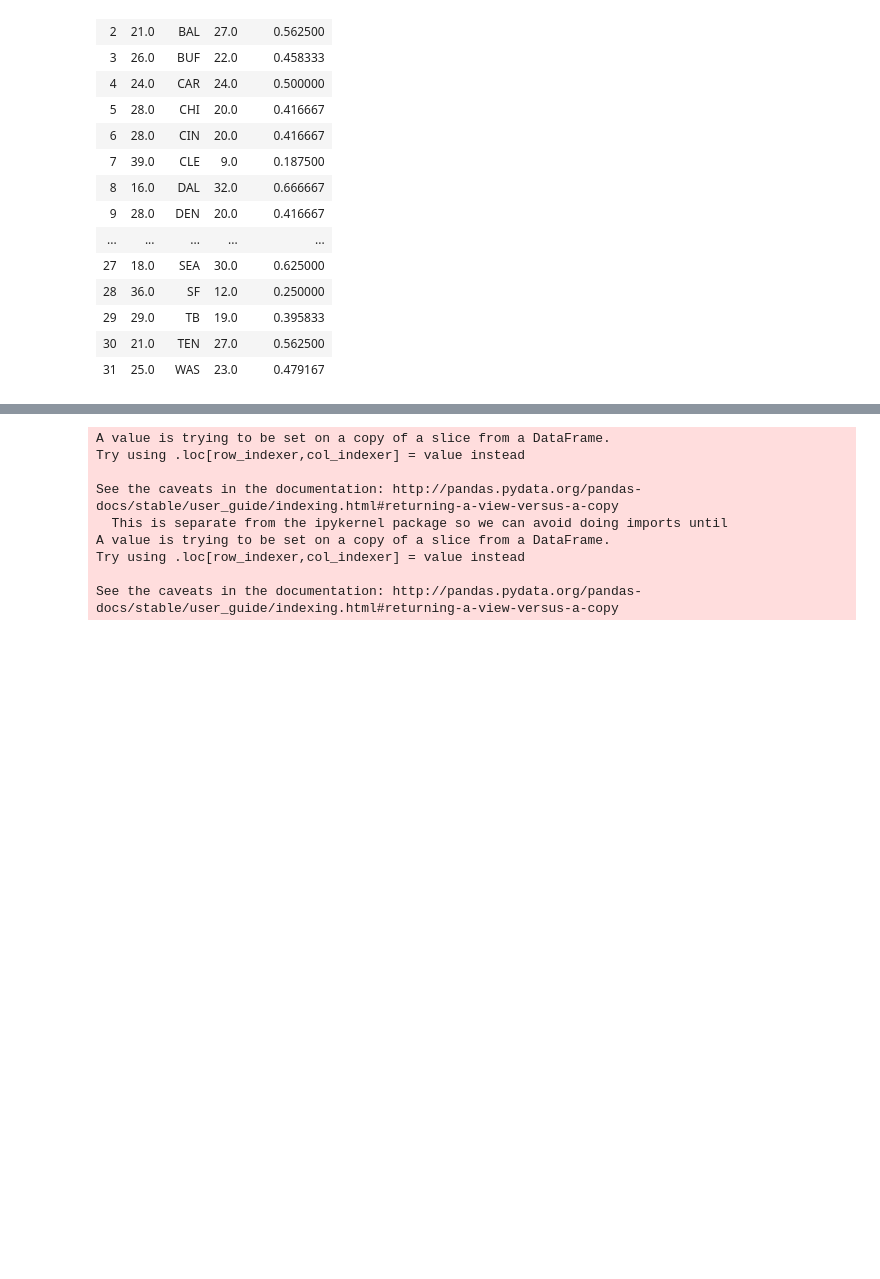
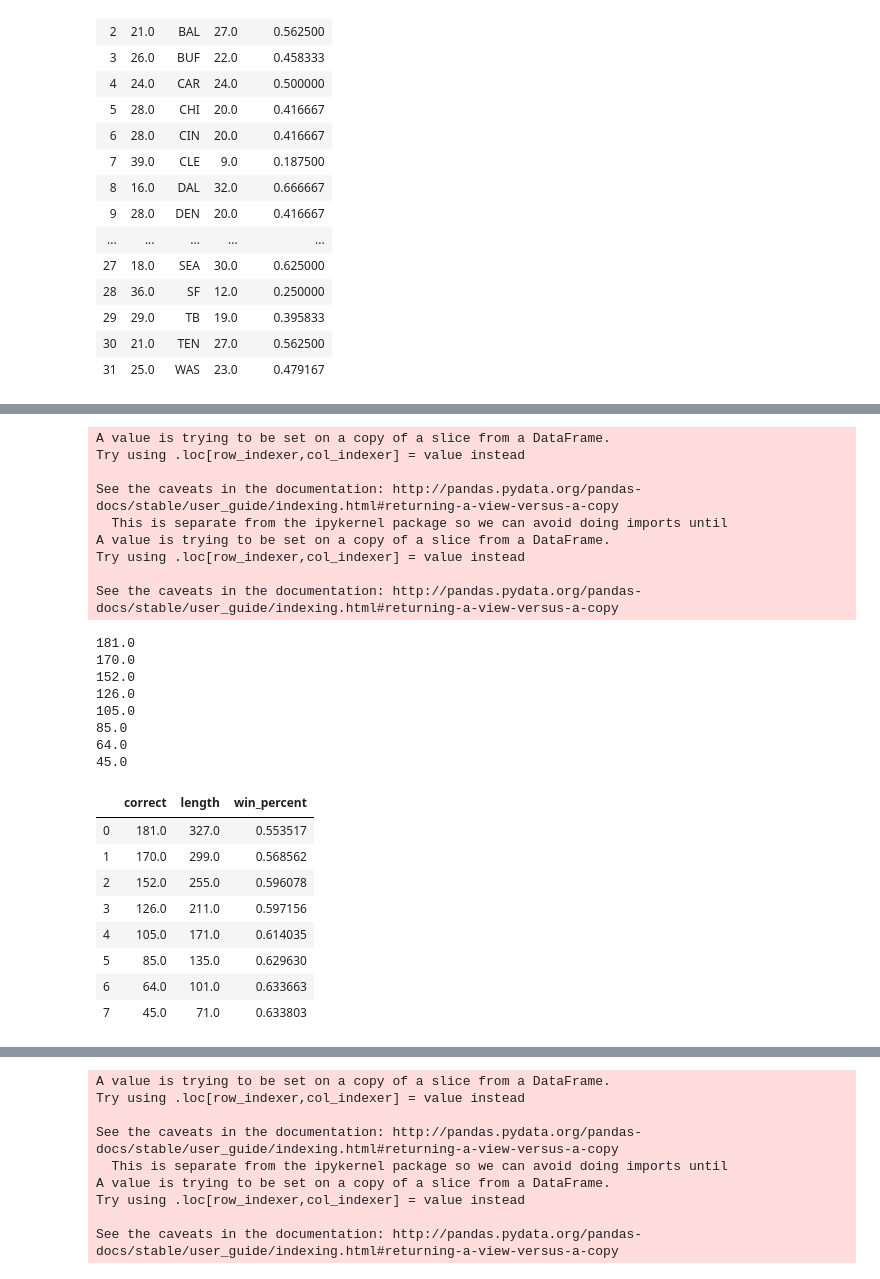
Before and after one commit to sdh12345/nflscrapR-data, a Jupyter notebook: games_data/regular_season/2018 manipulations.ipynb, the cells around one changed output, grey strips where cells are left out. Saved outputs shown, nothing was run; the diff lists cells and outputs as text; code cells hidden in the pictures; blank space fills up the shorter version.

Commit message:
starting to slow down :/

```diff
--- a/games_data/regular_season/2018 manipulations.ipynb
+++ b/games_data/regular_season/2018 manipulations.ipynb
@@ -321,3 +329,49 @@ See the caveats in the documentation: http://pandas.pydata.org/pandas-docs/stabl
+# %%
+def try_different_advantages (df_total, df_year, increment_home, total_adj, home_minus_away, starting_adj):
+    df_return = pd.DataFrame()
+
+    for i in range( total_adj):
+        away_win_add = starting_adj + i * increment_home
+        home_win_add = away_win_add - home_minus_away
+        df_strat = get_potential_matchups (df_total, df_year, away_win_add, home_win_add)
+        percent_correct = df_strat.correct.sum()/len(df_strat)
+        print(df_strat.correct.sum())
+        df_return = df_return.append({'win_percent': percent_correct, 'correct': df_strat.correct.sum(),
+                                     'length': len(df_strat)}, ignore_index = True)
+
+    return df_return
+
+
+#new_df = df_csv2019[df_csv2019.home_team != 'CLE']
+#new_df = new_df[new_df.home_team != 'CLE']
+try_different_advantages (df_total, df_csv2019, .05, 8 , .2,  0)
+# %% [output]
+A value is trying to be set on a copy of a slice from a DataFrame.
+Try using .loc[row_indexer,col_indexer] = value instead
+
+See the caveats in the documentation: http://pandas.pydata.org/pandas-docs/stable/user_guide/indexing.html#returning-a-view-versus-a-copy
+  This is separate from the ipykernel package so we can avoid doing imports until
+A value is trying to be set on a copy of a slice from a DataFrame.
+Try using .loc[row_indexer,col_indexer] = value instead
+
+See the caveats in the documentation: http://pandas.pydata.org/pandas-docs/stable/user_guide/indexing.html#returning-a-view-versus-a-copy
+181.0
+170.0
+152.0
+126.0
+105.0
+85.0
+64.0
+45.0
+|  | correct | length | win_percent |
+| 0 | 181.0 | 327.0 | 0.553517 |
+| 1 | 170.0 | 299.0 | 0.568562 |
+| 2 | 152.0 | 255.0 | 0.596078 |
+| 3 | 126.0 | 211.0 | 0.597156 |
+| 4 | 105.0 | 171.0 | 0.614035 |
+| 5 | 85.0 | 135.0 | 0.629630 |
+| 6 | 64.0 | 101.0 | 0.633663 |
+| 7 | 45.0 | 71.0 | 0.633803 |
 # %%
 df_2019.head(279)
 # %% [output]
```
Also changed, not shown: parts of 1 cell of this notebook.
